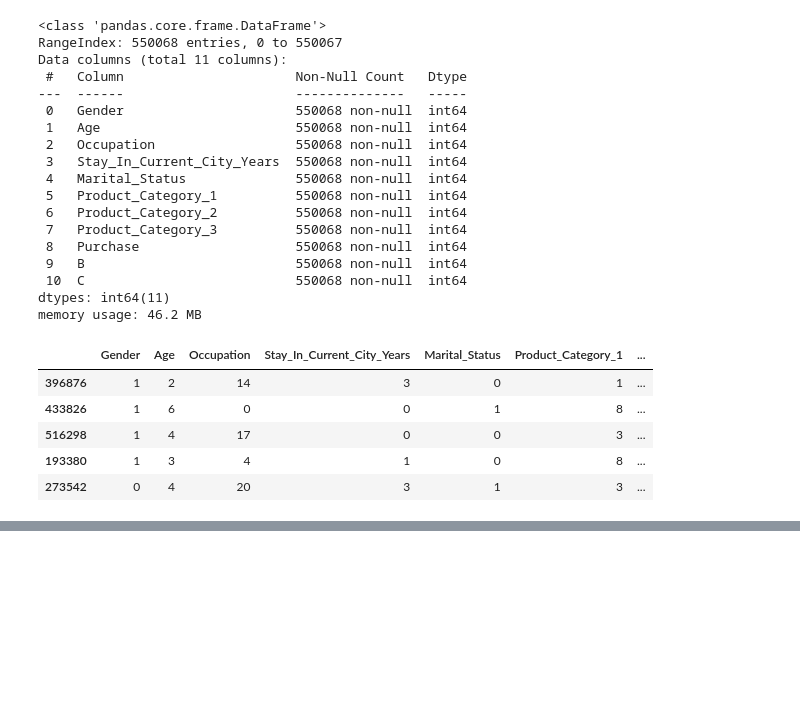
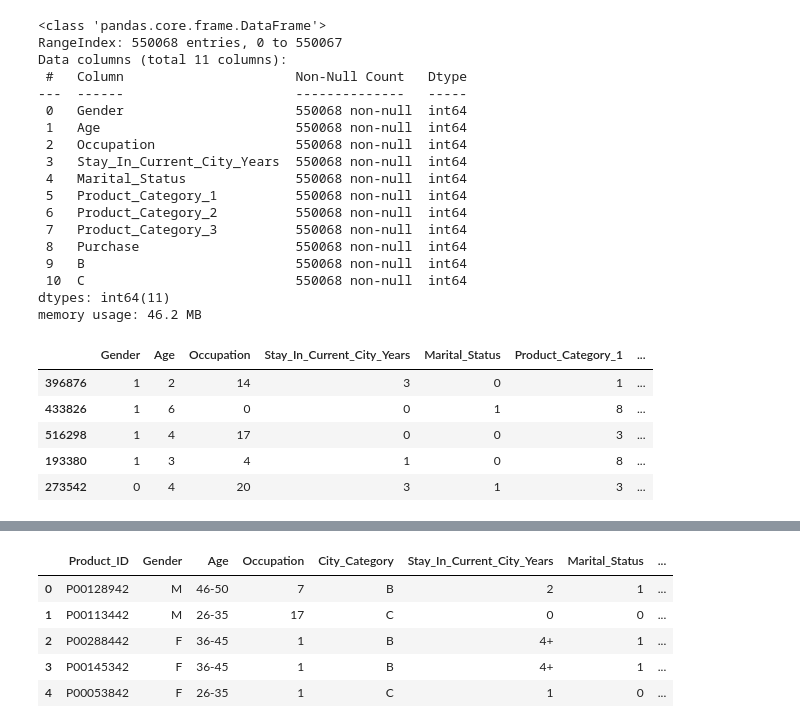
Before and after one commit to aditya129712/Black-Friday-, a Jupyter notebook: Black_friday final.ipynb, the cells around one changed output, grey strips where cells are left out. Drawn from its saved outputs; the diff is of its cells as text; code cells hidden in the pictures; blank space fills up the shorter version.

```diff
--- a/Black_friday.ipynb
+++ b/Black_friday final.ipynb
@@ -567,0 +626,11 @@ metrics.r2_score(y_test, prediction)
+# %%
+## Dropping the User_id for test Dataset
+df_test.drop(['User_ID'], axis=1, inplace=True)
+df_test.head()
+# %% [output]
+|  | Product_ID | Gender | Age | Occupation | City_Category | Stay_In_Current_City_Years | Marital_Status | ... |
+| 0 | P00128942 | M | 46-50 | 7 | B | 2 | 1 | ... |
+| 1 | P00113442 | M | 26-35 | 17 | C | 0 | 0 | ... |
+| 2 | P00288442 | F | 36-45 | 1 | B | 4+ | 1 | ... |
+| 3 | P00145342 | F | 36-45 | 1 | B | 4+ | 1 | ... |
+| 4 | P00053842 | F | 26-35 | 1 | C | 1 | 0 | ... |
```
Also changed, not shown: parts of 77 cells of this notebook, 3 other files.
